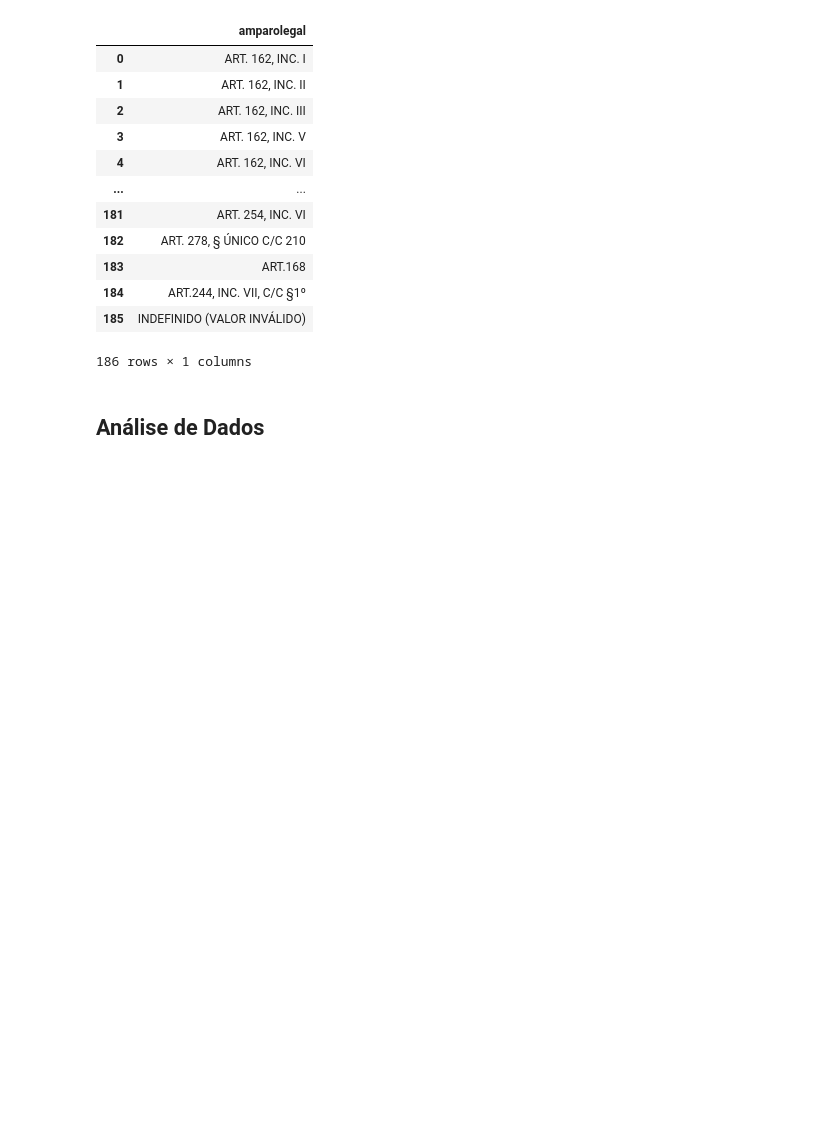
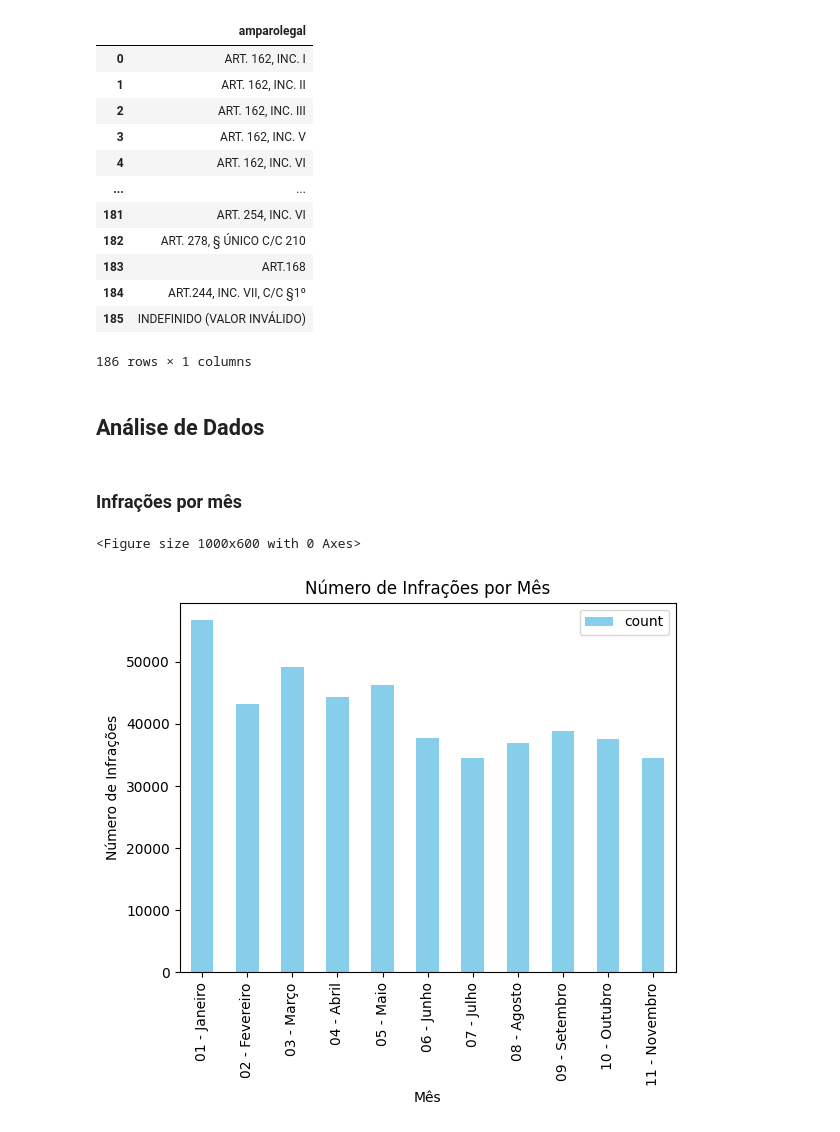
Before and after one commit to Barros313/Big-Data-1---Senac-TADS028, a Jupyter notebook: pyspark/infracoes_pyspark.ipynb, the cells around one changed output. Saved outputs shown, nothing was run; the diff lists cells and outputs as text; code cells hidden in the pictures; blank space fills up the shorter version.

```diff
--- a/pyspark/infracoes_pyspark.ipynb
+++ b/pyspark/infracoes_pyspark.ipynb
@@ -217,3 +217,53 @@ df.select('amparolegal').distinct().orderBy('amparolegal').toPandas()
 186 rows × 1 columns
 # %% [markdown]
 ## Análise de Dados
+# %% [markdown]
+### Infrações por mês
+# %%
+# Extrair número de infrações por mês
+df_occurrences_by_month = df.groupBy(month("datainfracao").alias("mes")).count().orderBy('mes')
+
+# Lista com associação de número por nome de mês
+mapa_meses = {
+    1: '01 - Janeiro',
+    2: '02 - Fevereiro',
+    3: '03 - Março',
+    4: '04 - Abril',
+    5: '05 - Maio',
+    6: '06 - Junho',
+    7: '07 - Julho',
+    8: '08 - Agosto',
+    9: '09 - Setembro',
+    10: '10 - Outubro',
+    11: '11 - Novembro',
+    12: '12 - Dezembro',
+}
+
+# Substituição de valores numéricos por string com nome do mês
+df_occurrences_by_month = df_occurrences_by_month.withColumn(
+    "mes",
+    when(col("mes") == 1, mapa_meses[1])
+    .when(col("mes") == 2, mapa_meses[2])
+    .when(col("mes") == 3, mapa_meses[3])
+    .when(col("mes") == 4, mapa_meses[4])
+    .when(col("mes") == 5, mapa_meses[5])
+    .when(col("mes") == 6, mapa_meses[6])
+    .when(col("mes") == 7, mapa_meses[7])
+    .when(col("mes") == 8, mapa_meses[8])
+    .when(col("mes") == 9, mapa_meses[9])
+    .when(col("mes") == 10, mapa_meses[10])
+    .when(col("mes") == 11, mapa_meses[11])
+    .when(col("mes") == 12, mapa_meses[12])
+    .otherwise(col("mes"))
+)
+
+# Criação do gráfico
+plt.figure(figsize=(10, 6))
+df_occurrences_by_month.toPandas().plot(x='mes', y='count', kind='bar', color='skyblue')
+plt.xlabel('Mês')
+plt.ylabel('Número de Infrações')
+plt.title('Número de Infrações por Mês')
+plt.show()
+# %% [output]
+<Figure size 1000x600 with 0 Axes>
+[figure, added]
```
Also changed, not shown: parts of 11 cells of this notebook.
